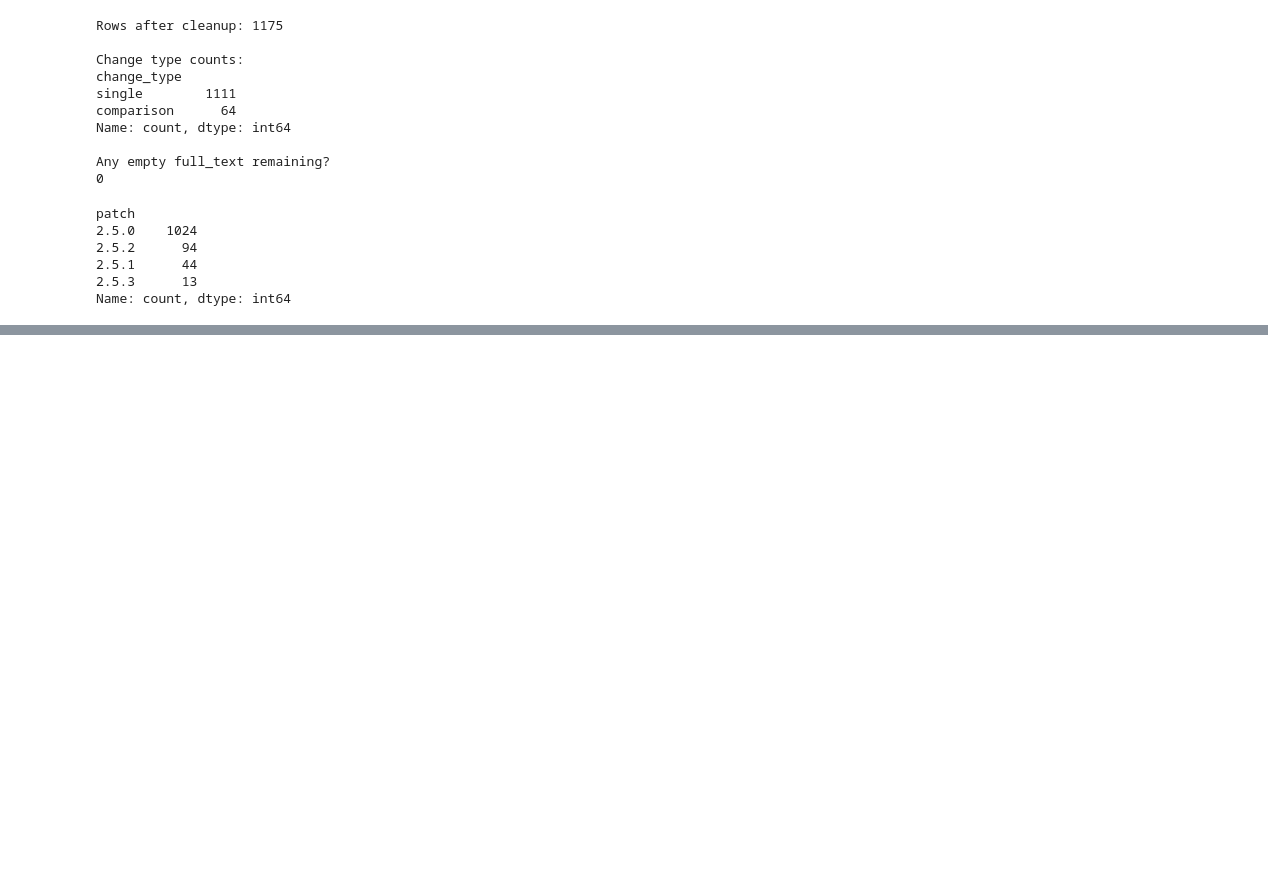
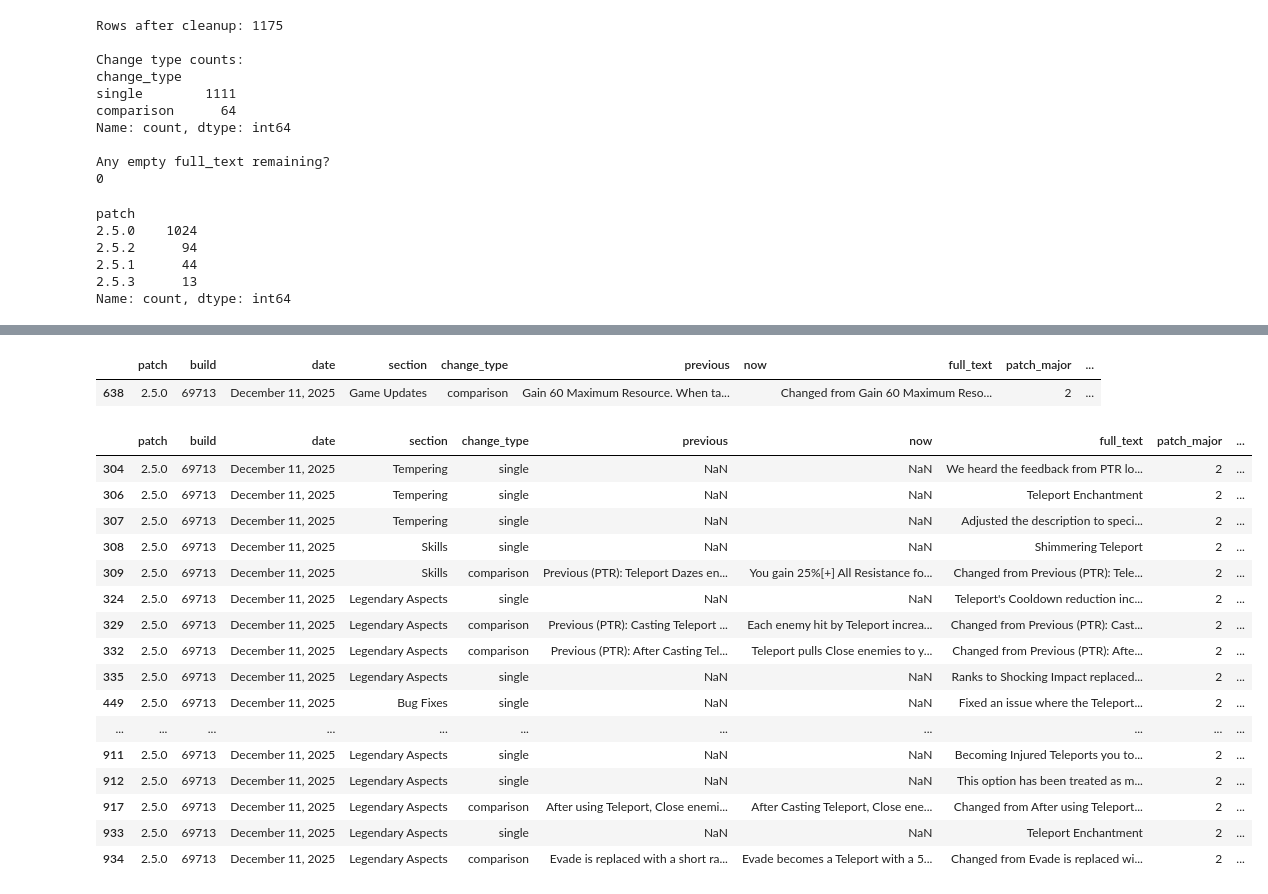
Before and after one commit to AlexToon55/H519-GroupProject, a Jupyter notebook: Brian's Work/parse_patch_notes.ipynb, the cells around one changed output, grey strips where cells are left out. Cells and saved outputs as stored; diff of their text form; code cells hidden in the pictures; blank space fills up the shorter version.

```diff
--- a/Brian's Work/parse_patch_notes.ipynb
+++ b/Brian's Work/parse_patch_notes.ipynb
@@ -292,0 +364,32 @@ Name: count, dtype: int64
+# %%
+# Check if these exact rows exist in cleaned df
+df[
+    (df["patch"] == "2.5.0") &
+    (df["full_text"].str.contains("Gain 60 Maximum Resource"))
+]
+# %% [output]
+|  | patch | build | date | section | change_type | previous | now | full_text | patch_major | ... |
+| 638 | 2.5.0 | 69713 | December 11, 2025 | Game Updates | comparison | Gain 60 Maximum Resource. When ta... |  | Changed from Gain 60 Maximum Reso... | 2 | ... |
+# %%
+df[
+    (df["patch"] == "2.5.0") &
+    (df["full_text"].str.contains("Teleport"))
+]
+# %% [output]
+|  | patch | build | date | section | change_type | previous | now | full_text | patch_major | ... |
+| 304 | 2.5.0 | 69713 | December 11, 2025 | Tempering | single | NaN | NaN | We heard the feedback from PTR lo... | 2 | ... |
+| 306 | 2.5.0 | 69713 | December 11, 2025 | Tempering | single | NaN | NaN | Teleport Enchantment | 2 | ... |
+| 307 | 2.5.0 | 69713 | December 11, 2025 | Tempering | single | NaN | NaN | Adjusted the description to speci... | 2 | ... |
+| 308 | 2.5.0 | 69713 | December 11, 2025 | Skills | single | NaN | NaN | Shimmering Teleport | 2 | ... |
+| 309 | 2.5.0 | 69713 | December 11, 2025 | Skills | comparison | Previous (PTR): Teleport Dazes en... | You gain 25%[+] All Resistance fo... | Changed from Previous (PTR): Tele... | 2 | ... |
+| 324 | 2.5.0 | 69713 | December 11, 2025 | Legendary Aspects | single | NaN | NaN | Teleport's Cooldown reduction inc... | 2 | ... |
+| 329 | 2.5.0 | 69713 | December 11, 2025 | Legendary Aspects | comparison | Previous (PTR): Casting Teleport ... | Each enemy hit by Teleport increa... | Changed from Previous (PTR): Cast... | 2 | ... |
+| 332 | 2.5.0 | 69713 | December 11, 2025 | Legendary Aspects | comparison | Previous (PTR): After Casting Tel... | Teleport pulls Close enemies to y... | Changed from Previous (PTR): Afte... | 2 | ... |
+| 335 | 2.5.0 | 69713 | December 11, 2025 | Legendary Aspects | single | NaN | NaN | Ranks to Shocking Impact replaced... | 2 | ... |
+| 449 | 2.5.0 | 69713 | December 11, 2025 | Bug Fixes | single | NaN | NaN | Fixed an issue where the Teleport... | 2 | ... |
+| ... | ... | ... | ... | ... | ... | ... | ... | ... | ... | ... |
+| 911 | 2.5.0 | 69713 | December 11, 2025 | Legendary Aspects | single | NaN | NaN | Becoming Injured Teleports you to... | 2 | ... |
+| 912 | 2.5.0 | 69713 | December 11, 2025 | Legendary Aspects | single | NaN | NaN | This option has been treated as m... | 2 | ... |
+| 917 | 2.5.0 | 69713 | December 11, 2025 | Legendary Aspects | comparison | After using Teleport, Close enemi... | After Casting Teleport, Close ene... | Changed from After using Teleport... | 2 | ... |
+| 933 | 2.5.0 | 69713 | December 11, 2025 | Legendary Aspects | single | NaN | NaN | Teleport Enchantment | 2 | ... |
+| 934 | 2.5.0 | 69713 | December 11, 2025 | Legendary Aspects | comparison | Evade is replaced with a short ra... | Evade becomes a Teleport with a 5... | Changed from Evade is replaced wi... | 2 | ... |
```
Also changed, not shown: parts of 6 cells of this notebook.
